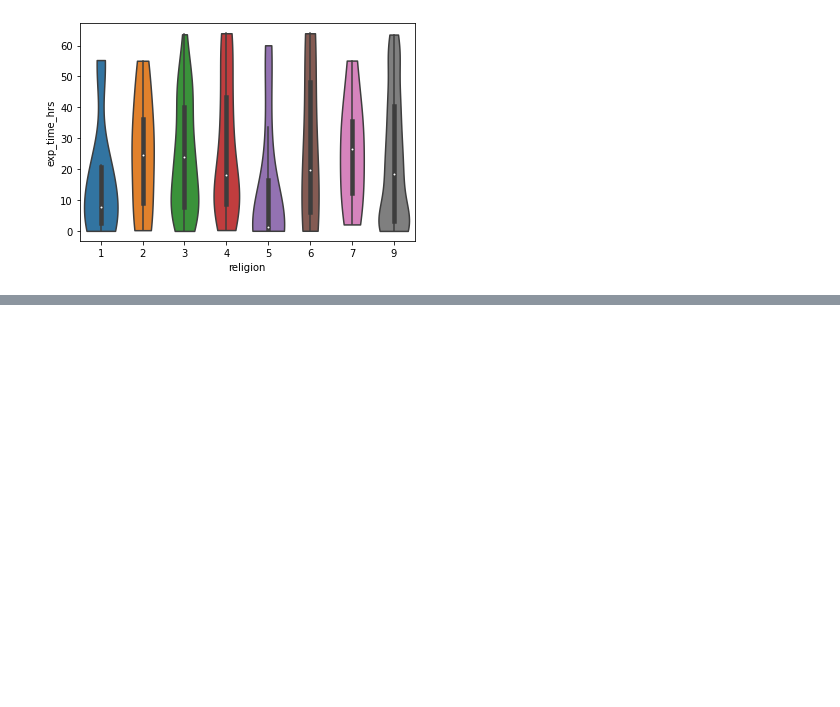
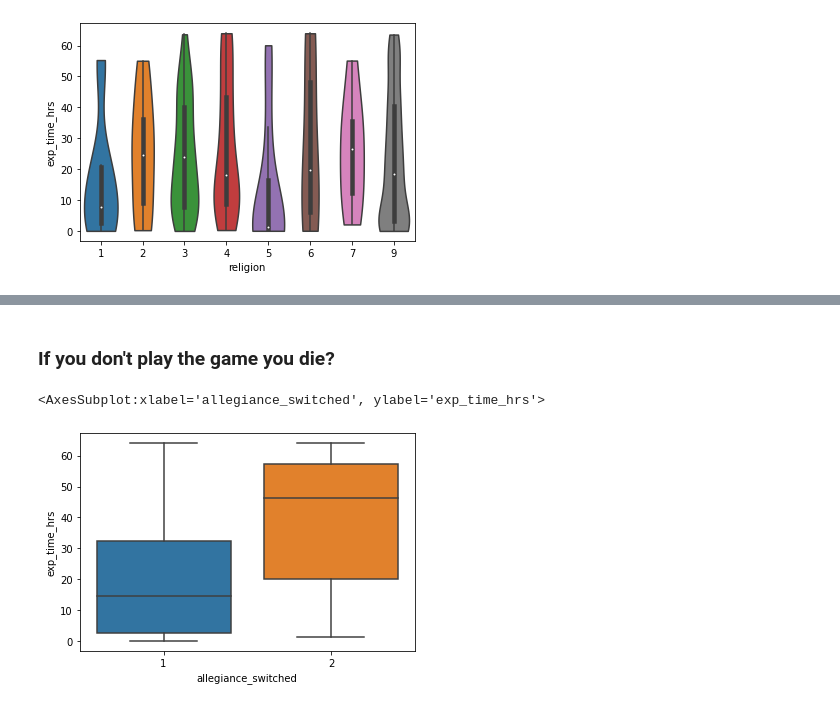
Before and after one commit to hanewinckel/ppas-python, a Jupyter notebook: notebooks/DataManipulation-Python-PPAS.ipynb, the cells around one changed output, grey strips where cells are left out. Drawn from its saved outputs; the diff is of its cells as text; code cells hidden in the pictures; blank space fills up the shorter version.

```diff
--- a/notebooks/DataManipulation-Python-PPAS.ipynb
+++ b/notebooks/DataManipulation-Python-PPAS.ipynb
@@ -551,0 +644,7 @@ sns.violinplot(data=df, x='religion',y='exp_time_hrs',cut=0)
+# %% [markdown]
+### If you don't play the game you die?
+# %%
+sns.boxplot(data=df, x='allegiance_switched', y='exp_time_hrs')
+# %% [output]
+<AxesSubplot:xlabel='allegiance_switched', ylabel='exp_time_hrs'>
+[figure, added]
```
Also changed, not shown: parts of 49 cells of this notebook.
